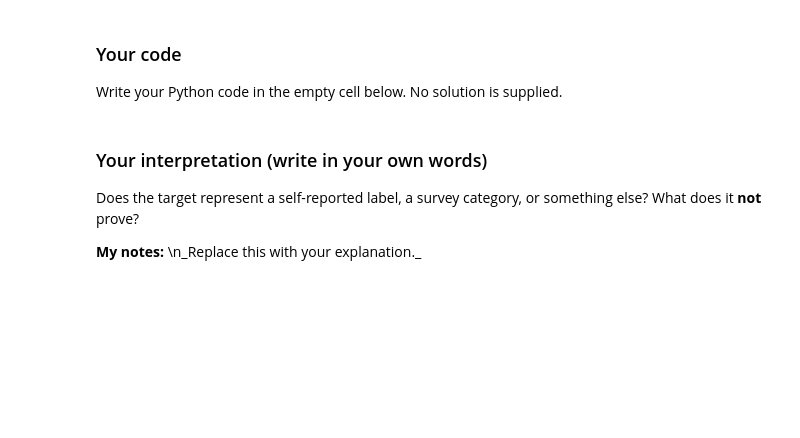
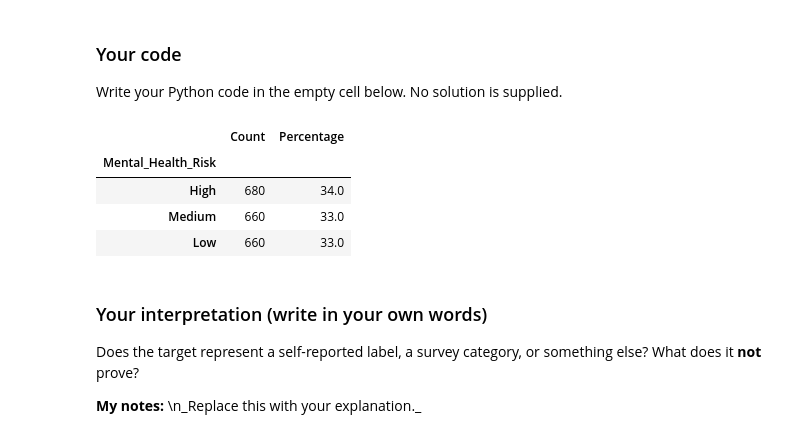
Before and after one commit to ElMehdiCherkaoui/Pr-diction-du-risque-de-sant-mentale-chez-les-tudiants, a Jupyter notebook: student-mental-health/notebooks/01_eda.ipynb, the cells around one changed output. Saved outputs shown, nothing was run; the diff lists cells and outputs as text; code cells hidden in the pictures; blank space fills up the shorter version.

```diff
--- a/student-mental-health/notebooks/01_eda.ipynb
+++ b/student-mental-health/notebooks/01_eda.ipynb
@@ -381,6 +410,22 @@ Do not call a survey label a diagnosis. If the target itself is unclear, documen
 # %% [markdown]
 ### Your code
 Write your Python code in the empty cell below. No solution is supplied.
+# %%
+
+target_column = 'Mental_Health_Risk' #mental health risk is the target variable we want to predict because it indicates the level of mental health risk for students, which is the main focus of our analysis and prediction model.
+
+class_distribution = pd.DataFrame({
+    "Count": dataSet[target_column].value_counts(),
+    "Percentage": (dataSet[target_column].value_counts(normalize=True) * 100).round(2)
+})
+
+display(class_distribution)
+# %% [output]
+|  | Count | Percentage |
+| Mental_Health_Risk |  |  |
+| High | 680 | 34.0 |
+| Medium | 660 | 33.0 |
+| Low | 660 | 33.0 |
 # %% [markdown]
 ### Your interpretation (write in your own words)
 Does the target represent a self-reported label, a survey category, or something else? What does it **not** prove?
```
Also changed, not shown: parts of 3 cells of this notebook.
